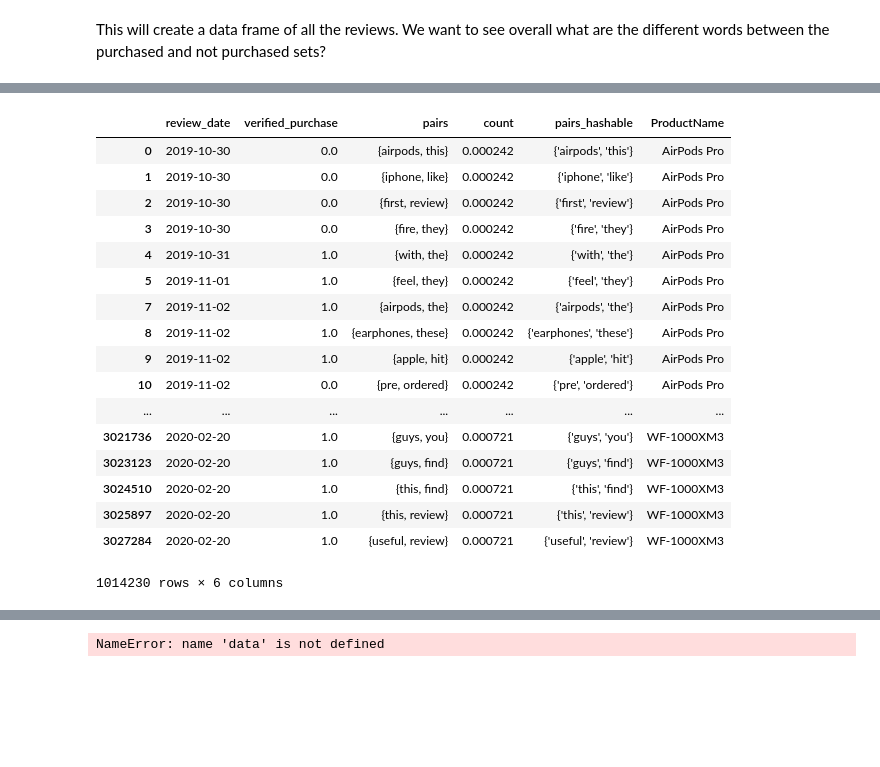
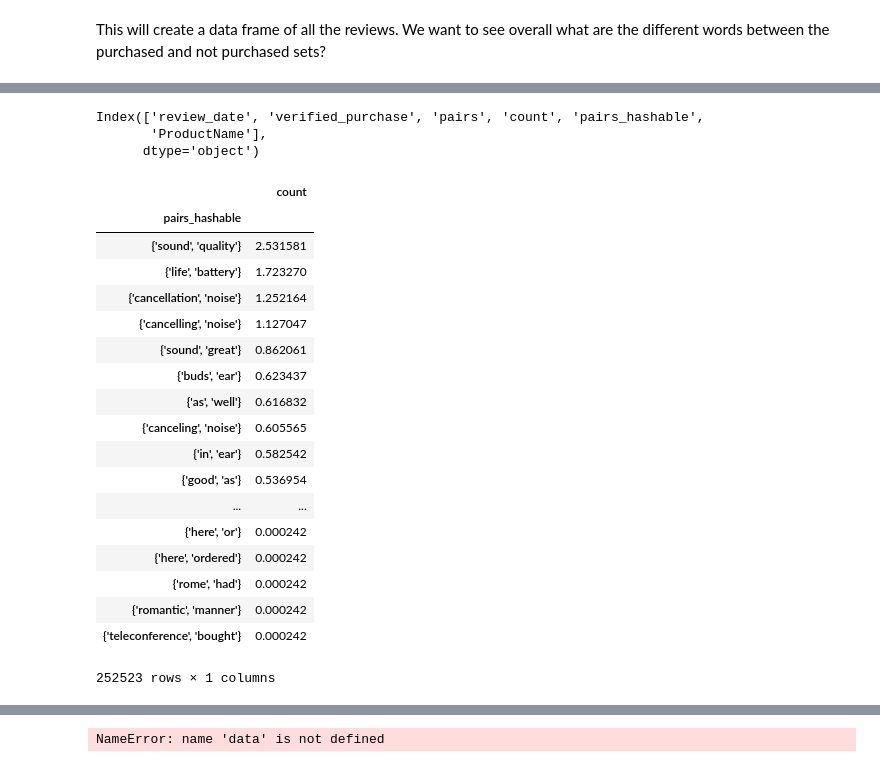
Before and after one commit to datascientistlin/AmazonReviewAnalysis, a Jupyter notebook: Amazon_review_word_exploration.ipynb, the cells around one changed output, grey strips where cells are left out. Cells and saved outputs as stored; diff of their text form; code cells hidden in the pictures; blank space fills up the shorter version.

```diff
--- a/Amazon_review_word_exploration.ipynb
+++ b/Amazon_review_word_exploration.ipynb
@@ -674,24 +670,36 @@ wordPairsAllReviews_df.head()
-# %%
-wordPairsAllReviews_df
-# %% [output]
-|  | review_date | verified_purchase | pairs | count | pairs_hashable | ProductName |
-| 0 | 2019-10-30 | 0.0 | {airpods, this} | 0.000242 | {'airpods', 'this'} | AirPods Pro |
-| 1 | 2019-10-30 | 0.0 | {iphone, like} | 0.000242 | {'iphone', 'like'} | AirPods Pro |
-| 2 | 2019-10-30 | 0.0 | {first, review} | 0.000242 | {'first', 'review'} | AirPods Pro |
-| 3 | 2019-10-30 | 0.0 | {fire, they} | 0.000242 | {'fire', 'they'} | AirPods Pro |
-| 4 | 2019-10-31 | 1.0 | {with, the} | 0.000242 | {'with', 'the'} | AirPods Pro |
-| 5 | 2019-11-01 | 1.0 | {feel, they} | 0.000242 | {'feel', 'they'} | AirPods Pro |
-| 7 | 2019-11-02 | 1.0 | {airpods, the} | 0.000242 | {'airpods', 'the'} | AirPods Pro |
-| 8 | 2019-11-02 | 1.0 | {earphones, these} | 0.000242 | {'earphones', 'these'} | AirPods Pro |
-| 9 | 2019-11-02 | 1.0 | {apple, hit} | 0.000242 | {'apple', 'hit'} | AirPods Pro |
-| 10 | 2019-11-02 | 0.0 | {pre, ordered} | 0.000242 | {'pre', 'ordered'} | AirPods Pro |
-| ... | ... | ... | ... | ... | ... | ... |
-| 3021736 | 2020-02-20 | 1.0 | {guys, you} | 0.000721 | {'guys', 'you'} | WF-1000XM3 |
-| 3023123 | 2020-02-20 | 1.0 | {guys, find} | 0.000721 | {'guys', 'find'} | WF-1000XM3 |
-| 3024510 | 2020-02-20 | 1.0 | {this, find} | 0.000721 | {'this', 'find'} | WF-1000XM3 |
-| 3025897 | 2020-02-20 | 1.0 | {this, review} | 0.000721 | {'this', 'review'} | WF-1000XM3 |
-| 3027284 | 2020-02-20 | 1.0 | {useful, review} | 0.000721 | {'useful', 'review'} | WF-1000XM3 |
-1014230 rows × 6 columns
+# %%
+print(wordPairsAllReviews_df.columns)
+# wordPairsAllReviews_df[['count', 'pairs_hashable','ProductName']].groupby(by=['ProductName','pairs_hashable']).sum().sort_values(by='count',ascending=False)
+
+# have to drop the single values in the pairs...not sure why there's a single value.
+wordPairsAllReviews_df['numPairs'] = wordPairsAllReviews_df['pairs'].apply(lambda x: len(x))
+wordPairsAllReviews_df = wordPairsAllReviews_df.where(wordPairsAllReviews_df['numPairs'] > 1).dropna()
+# wordPairsAllReviews_df['pairs_hashable']#.apply(lambda x: len(x))
+# wordPairsAllReviews_df['pairs'].apply(lambda x: len(x))
+wordPairsAllReviews_df[['count', 'pairs_hashable']].groupby(by=['pairs_hashable']).sum().sort_values(by='count',ascending=False)
+# %% [output]
+Index(['review_date', 'verified_purchase', 'pairs', 'count', 'pairs_hashable',
+       'ProductName'],
+      dtype='object')
+|  | count |
+| pairs_hashable |  |
+| {'sound', 'quality'} | 2.531581 |
+| {'life', 'battery'} | 1.723270 |
+| {'cancellation', 'noise'} | 1.252164 |
+| {'cancelling', 'noise'} | 1.127047 |
+| {'sound', 'great'} | 0.862061 |
+| {'buds', 'ear'} | 0.623437 |
+| {'as', 'well'} | 0.616832 |
+| {'canceling', 'noise'} | 0.605565 |
+| {'in', 'ear'} | 0.582542 |
+| {'good', 'as'} | 0.536954 |
+| ... | ... |
+| {'here', 'or'} | 0.000242 |
+| {'here', 'ordered'} | 0.000242 |
+| {'rome', 'had'} | 0.000242 |
+| {'romantic', 'manner'} | 0.000242 |
+| {'teleconference', 'bought'} | 0.000242 |
+252523 rows × 1 columns
 # %%
 overallPopularwords= wordPairsAllReviews_df.groupby(['pairs_hashable','verified_purchase']).sum().reset_index()
 
```
Also changed, not shown: parts of 9 cells of this notebook, 2 other files.
